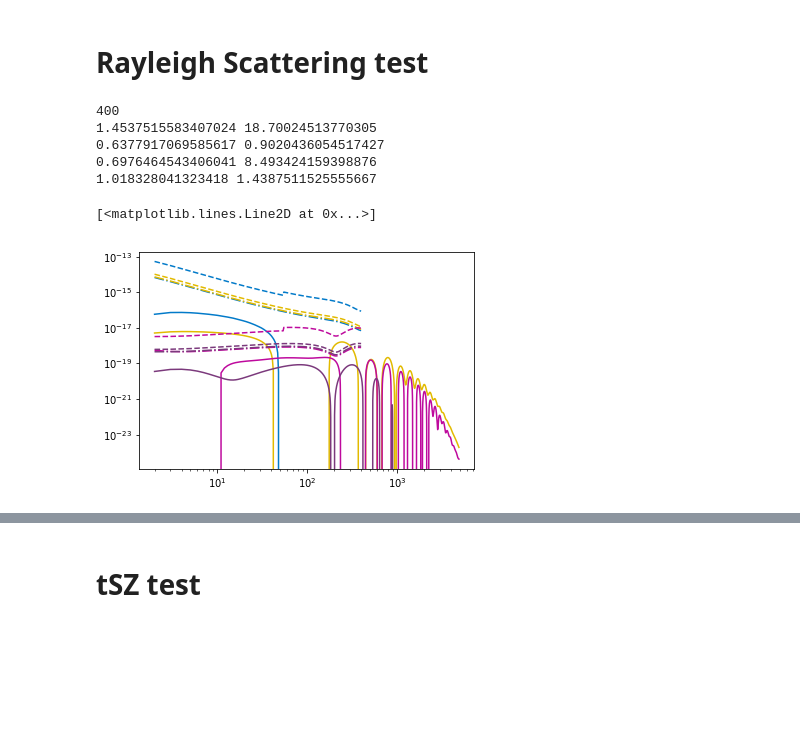
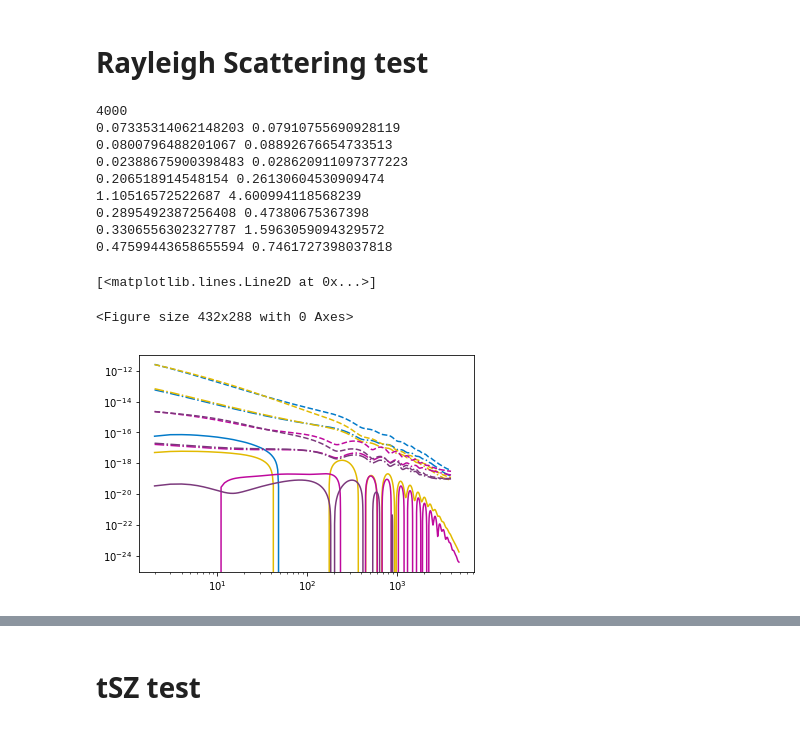
Before and after one commit to nbatta/SILC, a Jupyter notebook: example_ilc_notebook.ipynb, the cells around one changed output, grey strips where cells are left out. Saved outputs shown, nothing was run; the diff lists cells and outputs as text; code cells hidden in the pictures; blank space fills up the shorter version.

```diff
--- a/example_ilc_notebook.ipynb
+++ b/example_ilc_notebook.ipynb
@@ -47,14 +47,14 @@ print (lmax,v3mode,noatm)
 #fsky = 0.4
 
 #initialize ILC
-#ILC  = ilc.ILC_simple(cosmo,fgs, rms_noises = noises,fwhms=beams,freqs=freqs,lmax=lmax,lknee=lknee,\
-#                      alpha=alpha,v3mode=v3mode,fsky=fsky,noatm=noatm, add='P')
+ILC  = ilc.ILC_simple(cosmo,fgs, rms_noises = noises,fwhms=beams,freqs=freqs,lmax=lmax,lknee=lknee,\
+                      alpha=alpha,v3mode=v3mode,fsky=fsky,noatm=noatm)
 
 #ILC  = ilc.ILC_simple(cosmo,fgs, rms_noises = noises,fwhms=beams,freqs=freqs,lmax=lmax,lknee=lknee,\
 #                      alpha=alpha,v3mode=v3mode,fsky=fsky,noatm=noatm, add='SO+P')
 
 ILC2  = ilc.ILC_simple(cosmo,fgs, rms_noises = noises,fwhms=beams,freqs=freqs,lmax=lmax,lknee=lknee,\
-                      alpha=alpha,v3mode=v3mode,fsky=fsky,noatm=noatm, add='SO+SAT')
+                      alpha=alpha,v3mode=v3mode,fsky=fsky,noatm=noatm, add='SO+P')
 
 #ILC2  = ilc.ILC_simple(cosmo,fgs, rms_noises = noises,fwhms=beams,freqs=freqs,lmax=lmax,lknee=lknee,\
 #                      alpha=alpha,v3mode=v3mode,fsky=fsky,noatm=noatm)
@@ -105,30 +82,38 @@ c = ["#027ac9",
 "#be099d",
 "#7b397c"]
 
+lmax = 4000
 print (lmax)
 
-#plt.figure()
-#cl,nl,sn = ILC.Rayleigh_forecast(lmax)
-#cl2,nl2,sn2 = ILC.Rayleigh_forecast(lmax,noforegrounds=True)
-#print (sn,sn2)
+#print (ILC.N)
+#print (ILC2.N)
+
+#_,_,weights,_ = ILC.rs_opt(returnW=True)
+
+#print (weights)
+
+plt.figure()
+cl,nl,sn = ILC.Rayleigh_forecast(lmax)
+cl2,nl2,sn2 = ILC.Rayleigh_forecast(lmax,noforegrounds=True)
+print (sn,sn2)
 #plt.loglog(ell,cl,color=c[0])
 #plt.plot(ell2,nl,'--',color=c[0])
 #plt.plot(ell2,nl2,'-.',color=c[0])
-#cl,nl,sn = ILC.Rayleigh_forecast(lmax,type='te')
-#cl2,nl2,sn2 = ILC.Rayleigh_forecast(lmax,type='te',noforegrounds=True)
-#print (sn,sn2)
+cl,nl,sn = ILC.Rayleigh_forecast(lmax,type='te')
+cl2,nl2,sn2 = ILC.Rayleigh_forecast(lmax,type='te',noforegrounds=True)
+print (sn,sn2)
 #plt.plot(ell,cl,color=c[1])
 #plt.plot(ell2,nl,'--',color=c[1])
 #plt.plot(ell2,nl2,'-.',color=c[1])
-#cl,nl,sn = ILC.Rayleigh_forecast(lmax,type='et')
-#cl2,nl2,sn2 = ILC.Rayleigh_forecast(lmax,type='et',noforegrounds=True)
-#print (sn,sn2)
+cl,nl,sn = ILC.Rayleigh_forecast(lmax,type='et')
+cl2,nl2,sn2 = ILC.Rayleigh_forecast(lmax,type='et',noforegrounds=True)
+print (sn,sn2)
 #plt.plot(ell,cl,color=c[2])
 #plt.plot(ell2,nl,'--',color=c[2])
 #plt.plot(ell2,nl2,'-.',color=c[2])
-#cl,nl,sn = ILC.Rayleigh_forecast(lmax,type='ee')
-#cl2,nl2,sn2 = ILC.Rayleigh_forecast(lmax,type='ee',noforegrounds=True)
-#print (sn,sn2)
+cl,nl,sn = ILC.Rayleigh_forecast(lmax,type='ee')
+cl2,nl2,sn2 = ILC.Rayleigh_forecast(lmax,type='ee',noforegrounds=True)
+print (sn,sn2)
 #plt.plot(ell,cl,color=c[3])
 #plt.plot(ell2,nl,'--',color=c[3])
 #plt.plot(ell2,nl2,'-.',color=c[3])
@@ -136,36 +121,41 @@ print (lmax)
 #ell = np.arange(2,200,1)
 ell2 = np.arange(2,lmax,1)
 
 plt.figure()
 cl,nl,sn = ILC2.Rayleigh_forecast(lmax)
 cl2,nl2,sn2 = ILC2.Rayleigh_forecast(lmax,noforegrounds=True)
 print (sn,sn2)
 plt.loglog(ell,cl,color=c[0])
 plt.plot(ell2,nl,'--',color=c[0])
 plt.plot(ell2,nl2,'-.',color=c[0])
 cl,nl,sn = ILC2.Rayleigh_forecast(lmax,type='te')
 cl2,nl2,sn2 = ILC2.Rayleigh_forecast(lmax,type='te',noforegrounds=True)
 print (sn,sn2)
 plt.plot(ell,cl,color=c[1])
 plt.plot(ell2,nl,'--',color=c[1])
 plt.plot(ell2,nl2,'-.',color=c[1])
 cl,nl,sn = ILC2.Rayleigh_forecast(lmax,type='et')
 cl2,nl2,sn2 = ILC2.Rayleigh_forecast(lmax,type='et',noforegrounds=True)
 print (sn,sn2)
 plt.plot(ell,cl,color=c[2])
 plt.plot(ell2,nl,'--',color=c[2])
 plt.plot(ell2,nl2,'-.',color=c[2])
 cl,nl,sn = ILC2.Rayleigh_forecast(lmax,type='ee')
 cl2,nl2,sn2 = ILC2.Rayleigh_forecast(lmax,type='ee',noforegrounds=True)
 print (sn,sn2)
 plt.plot(ell,cl,color=c[3])
 plt.plot(ell2,nl,'--',color=c[3])
 plt.plot(ell2,nl2,'-.',color=c[3])
 # %% [output]
-400
-1.4537515583407024 18.70024513770305
-0.6377917069585617 0.9020436054517427
-0.6976464543406041 8.493424159398876
-1.018328041323418 1.4387511525555667
+4000
+0.07335314062148203 0.07910755690928119
+0.0800796488201067 0.08892676654733513
+0.02388675900398483 0.028620911097377223
+0.206518914548154 0.26130604530909474
+1.10516572522687 4.600994118568239
+0.2895492387256408 0.47380675367398
+0.3306556302327787 1.5963059094329572
+0.47599443658655594 0.7461727398037818
 [<matplotlib.lines.Line2D at 0x...>]
+<Figure size 432x288 with 0 Axes>
-[figure, old version]
+[figure, new version]
```
Also changed, not shown: parts of 2 cells of this notebook, 1 other file.
